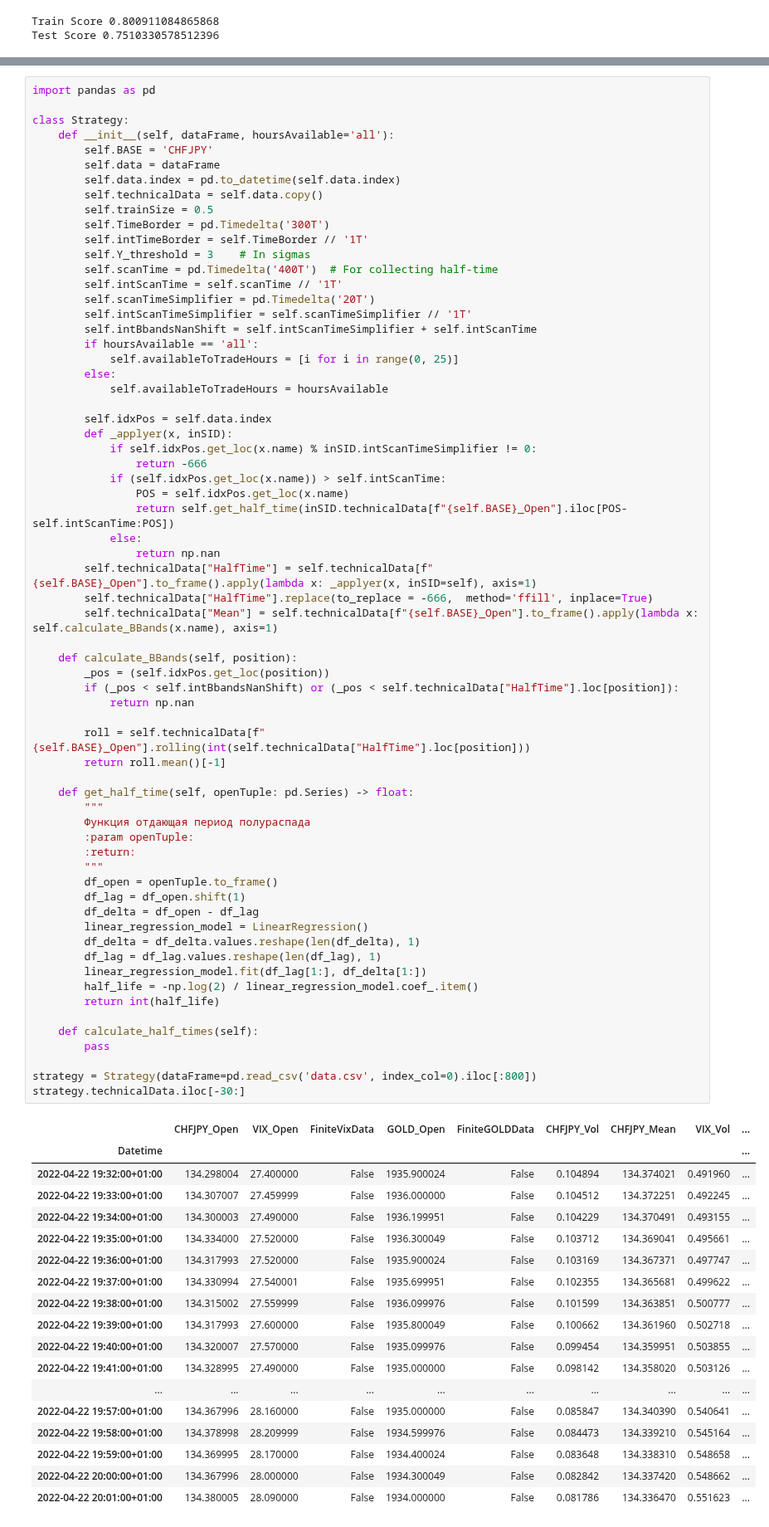
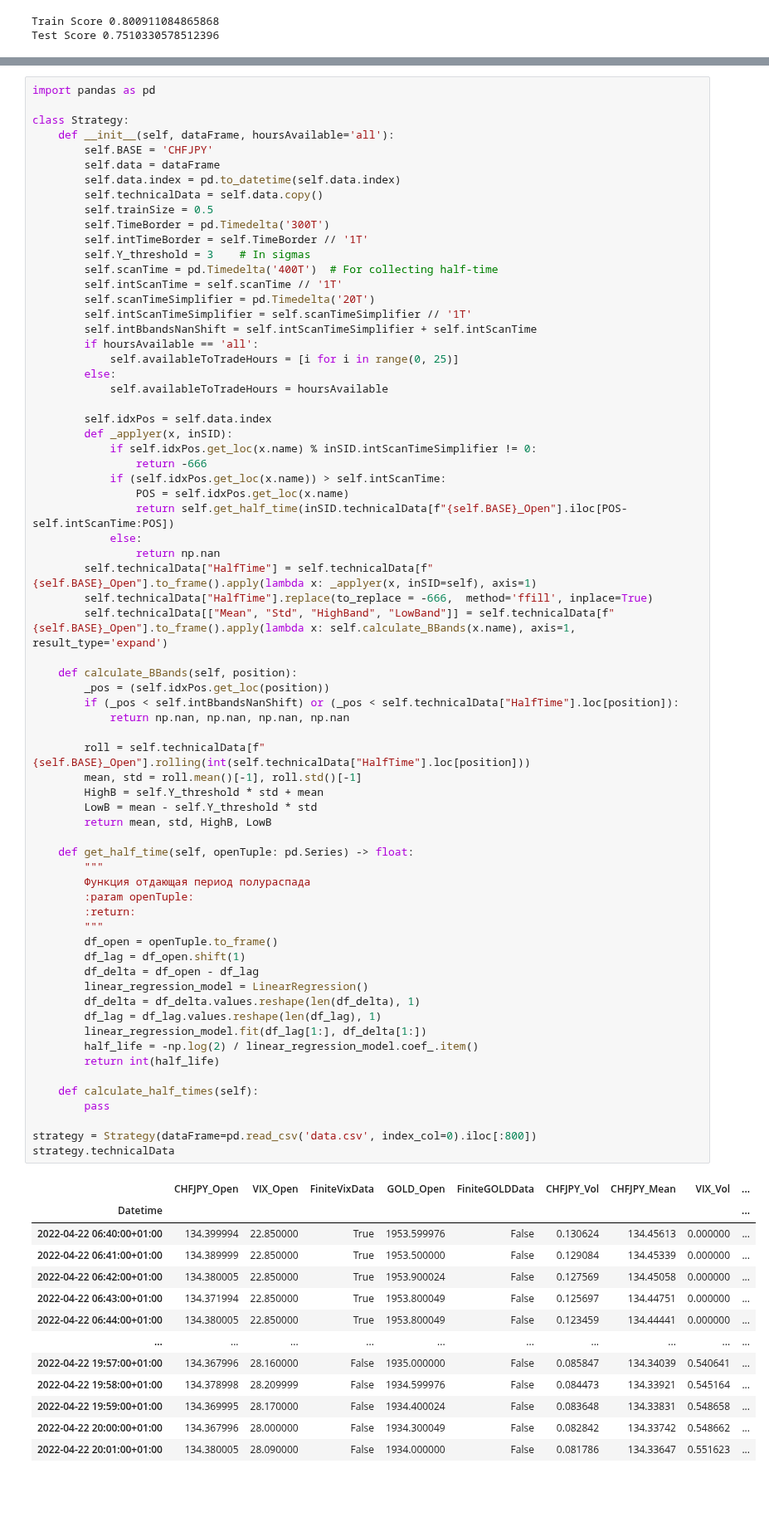
Before and after one commit to Molozey/algo-andrii, a Jupyter notebook: meanPrediction/mainTesting.ipynb, the cells around one changed output, grey strips where cells are left out. Shown at 83% size. Cells and saved outputs as stored; diff of their text form; blank space fills up the shorter version.

Commit message:
start: testing_strategy with predicted

```diff
--- a/meanPrediction/mainTesting.ipynb
+++ b/meanPrediction/mainTesting.ipynb
@@ -527,53 +527,51 @@ class Strategy:
                 return np.nan
         self.technicalData["HalfTime"] = self.technicalData[f"{self.BASE}_Open"].to_frame().apply(lambda x: _applyer(x, inSID=self), axis=1)
         self.technicalData["HalfTime"].replace(to_replace = -666,  method='ffill', inplace=True)
-        self.technicalData["Mean"] = self.technicalData[f"{self.BASE}_Open"].to_frame().apply(lambda x: self.calculate_BBands(x.name), axis=1)
+        self.technicalData[["Mean", "Std", "HighBand", "LowBand"]] = self.technicalData[f"{self.BASE}_Open"].to_frame().apply(lambda x: self.calculate_BBands(x.name), axis=1, result_type='expand')
 
     def calculate_BBands(self, position):
         _pos = (self.idxPos.get_loc(position))
         if (_pos < self.intBbandsNanShift) or (_pos < self.technicalData["HalfTime"].loc[position]):
-            return np.nan
+            return np.nan, np.nan, np.nan, np.nan
 
         roll = self.technicalData[f"{self.BASE}_Open"].rolling(int(self.technicalData["HalfTime"].loc[position]))
-        return roll.mean()[-1]
+        mean, std = roll.mean()[-1], roll.std()[-1]
+        HighB = self.Y_threshold * std + mean
+        LowB = mean - self.Y_threshold * std
+        return mean, std, HighB, LowB
 
     def get_half_time(self, openTuple: pd.Series) -> float:
         """
         Функция отдающая период полураспада
         :param openTuple:
         :return:
         """
         df_open = openTuple.to_frame()
         df_lag = df_open.shift(1)
         df_delta = df_open - df_lag
         linear_regression_model = LinearRegression()
         df_delta = df_delta.values.reshape(len(df_delta), 1)
         df_lag = df_lag.values.reshape(len(df_lag), 1)
         linear_regression_model.fit(df_lag[1:], df_delta[1:])
         half_life = -np.log(2) / linear_regression_model.coef_.item()
         return int(half_life)
 
     def calculate_half_times(self):
         pass
 
 strategy = Strategy(dataFrame=pd.read_csv('data.csv', index_col=0).iloc[:800])
-strategy.technicalData.iloc[-30:]
+strategy.technicalData
 # %% [output]
 |  | CHFJPY_Open | VIX_Open | FiniteVixData | GOLD_Open | FiniteGOLDData | CHFJPY_Vol | CHFJPY_Mean | VIX_Vol | ... |
 | Datetime |  |  |  |  |  |  |  |  | ... |
-| 2022-04-22 19:32:00+01:00 | 134.298004 | 27.400000 | False | 1935.900024 | False | 0.104894 | 134.374021 | 0.491960 | ... |
-| 2022-04-22 19:33:00+01:00 | 134.307007 | 27.459999 | False | 1936.000000 | False | 0.104512 | 134.372251 | 0.492245 | ... |
-| 2022-04-22 19:34:00+01:00 | 134.300003 | 27.490000 | False | 1936.199951 | False | 0.104229 | 134.370491 | 0.493155 | ... |
-| 2022-04-22 19:35:00+01:00 | 134.334000 | 27.520000 | False | 1936.300049 | False | 0.103712 | 134.369041 | 0.495661 | ... |
-| 2022-04-22 19:36:00+01:00 | 134.317993 | 27.520000 | False | 1935.900024 | False | 0.103169 | 134.367371 | 0.497747 | ... |
-| 2022-04-22 19:37:00+01:00 | 134.330994 | 27.540001 | False | 1935.699951 | False | 0.102355 | 134.365681 | 0.499622 | ... |
-| 2022-04-22 19:38:00+01:00 | 134.315002 | 27.559999 | False | 1936.099976 | False | 0.101599 | 134.363851 | 0.500777 | ... |
-| 2022-04-22 19:39:00+01:00 | 134.317993 | 27.600000 | False | 1935.800049 | False | 0.100662 | 134.361960 | 0.502718 | ... |
-| 2022-04-22 19:40:00+01:00 | 134.320007 | 27.570000 | False | 1935.099976 | False | 0.099454 | 134.359951 | 0.503855 | ... |
-| 2022-04-22 19:41:00+01:00 | 134.328995 | 27.490000 | False | 1935.000000 | False | 0.098142 | 134.358020 | 0.503126 | ... |
+| 2022-04-22 06:40:00+01:00 | 134.399994 | 22.850000 | True | 1953.599976 | False | 0.130624 | 134.45613 | 0.000000 | ... |
+| 2022-04-22 06:41:00+01:00 | 134.389999 | 22.850000 | True | 1953.500000 | False | 0.129084 | 134.45339 | 0.000000 | ... |
+| 2022-04-22 06:42:00+01:00 | 134.380005 | 22.850000 | True | 1953.900024 | False | 0.127569 | 134.45058 | 0.000000 | ... |
+| 2022-04-22 06:43:00+01:00 | 134.371994 | 22.850000 | True | 1953.800049 | False | 0.125697 | 134.44751 | 0.000000 | ... |
+| 2022-04-22 06:44:00+01:00 | 134.380005 | 22.850000 | True | 1953.800049 | False | 0.123459 | 134.44441 | 0.000000 | ... |
 | ... | ... | ... | ... | ... | ... | ... | ... | ... | ... |
-| 2022-04-22 19:57:00+01:00 | 134.367996 | 28.160000 | False | 1935.000000 | False | 0.085847 | 134.340390 | 0.540641 | ... |
-| 2022-04-22 19:58:00+01:00 | 134.378998 | 28.209999 | False | 1934.599976 | False | 0.084473 | 134.339210 | 0.545164 | ... |
-| 2022-04-22 19:59:00+01:00 | 134.369995 | 28.170000 | False | 1934.400024 | False | 0.083648 | 134.338310 | 0.548658 | ... |
-| 2022-04-22 20:00:00+01:00 | 134.367996 | 28.000000 | False | 1934.300049 | False | 0.082842 | 134.337420 | 0.548662 | ... |
-| 2022-04-22 20:01:00+01:00 | 134.380005 | 28.090000 | False | 1934.000000 | False | 0.081786 | 134.336470 | 0.551623 | ... |
+| 2022-04-22 19:57:00+01:00 | 134.367996 | 28.160000 | False | 1935.000000 | False | 0.085847 | 134.34039 | 0.540641 | ... |
+| 2022-04-22 19:58:00+01:00 | 134.378998 | 28.209999 | False | 1934.599976 | False | 0.084473 | 134.33921 | 0.545164 | ... |
+| 2022-04-22 19:59:00+01:00 | 134.369995 | 28.170000 | False | 1934.400024 | False | 0.083648 | 134.33831 | 0.548658 | ... |
+| 2022-04-22 20:00:00+01:00 | 134.367996 | 28.000000 | False | 1934.300049 | False | 0.082842 | 134.33742 | 0.548662 | ... |
+| 2022-04-22 20:01:00+01:00 | 134.380005 | 28.090000 | False | 1934.000000 | False | 0.081786 | 134.33647 | 0.551623 | ... |
```
Also changed, not shown: parts of 4 cells of this notebook.
